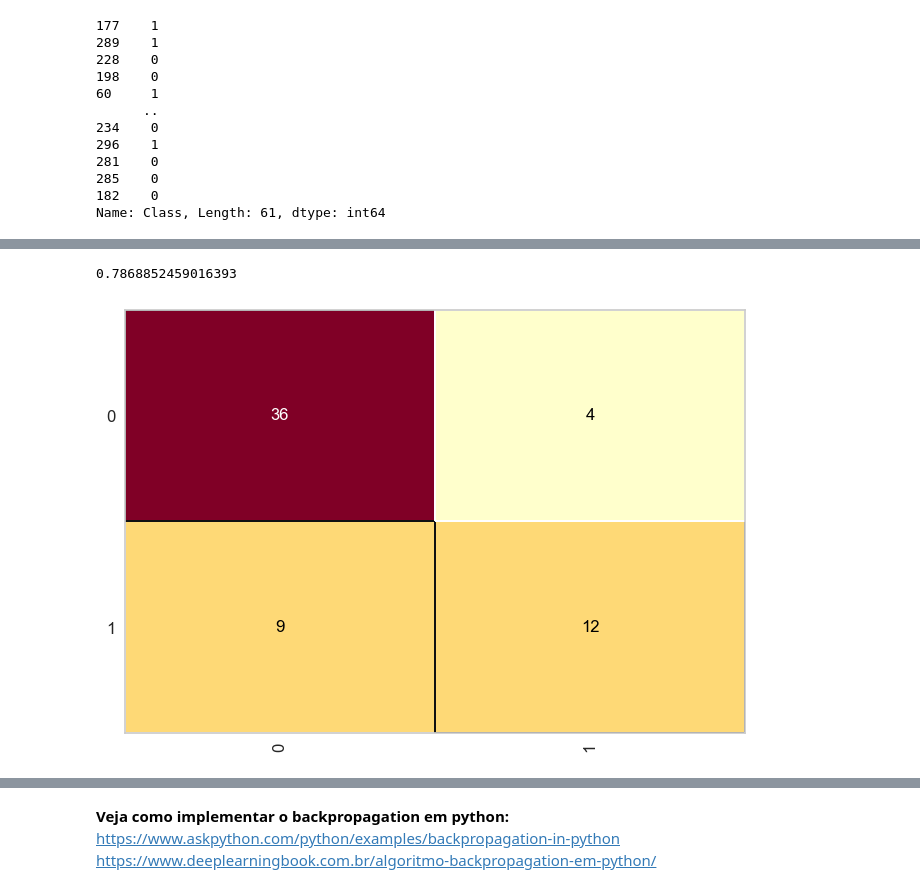
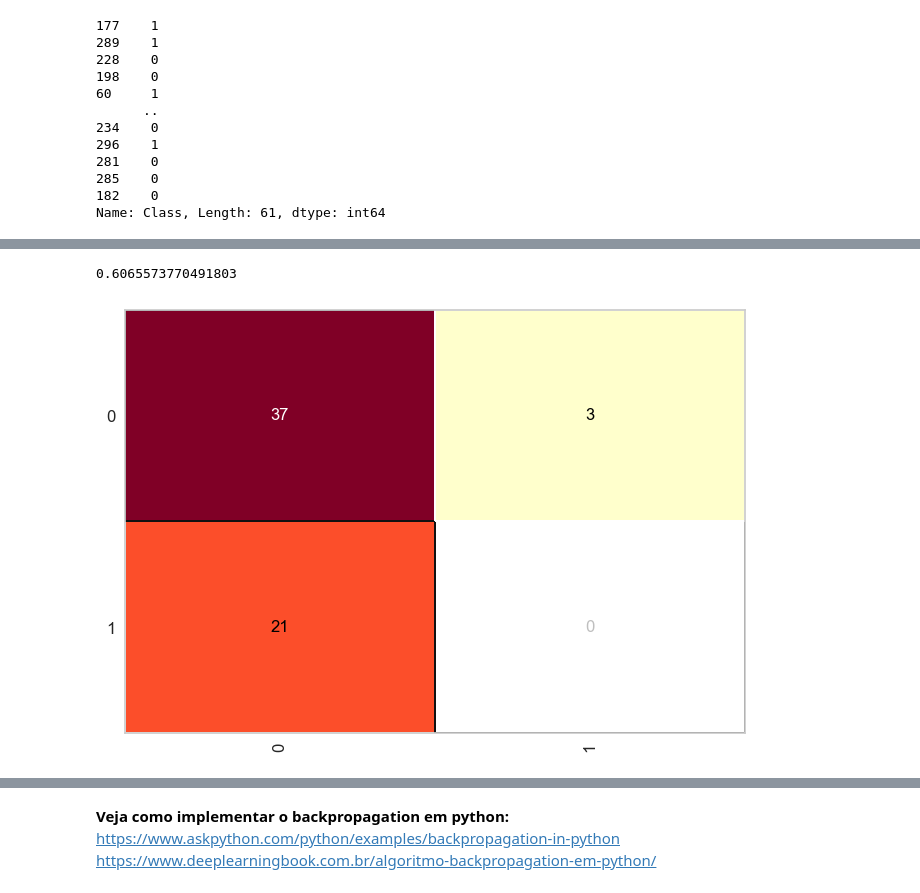
Before and after one commit to eduardoocoelho/ai-lists, a Jupyter notebook: Lista 7/code/RNA.ipynb, the cells around one changed output, grey strips where cells are left out. Cells and saved outputs as stored; diff of their text form; code cells hidden in the pictures.

```diff
--- a/Lista 7/code/RNA.ipynb
+++ b/Lista 7/code/RNA.ipynb
@@ -194,8 +195,8 @@ array([[36,  4],
 # %%
-cm = ConfusionMatrix(modelo)
+cm = ConfusionMatrix(melhor_modelo)
 cm.fit(X_treino, y_treino)
 cm.score(X_teste, y_teste)
 # %% [output]
-0.7868852459016393
+0.6065573770491803
-[figure, old version]
+[figure, new version]
 # %%
```
Also changed, not shown: parts of 8 cells of this notebook, 2 other files.
